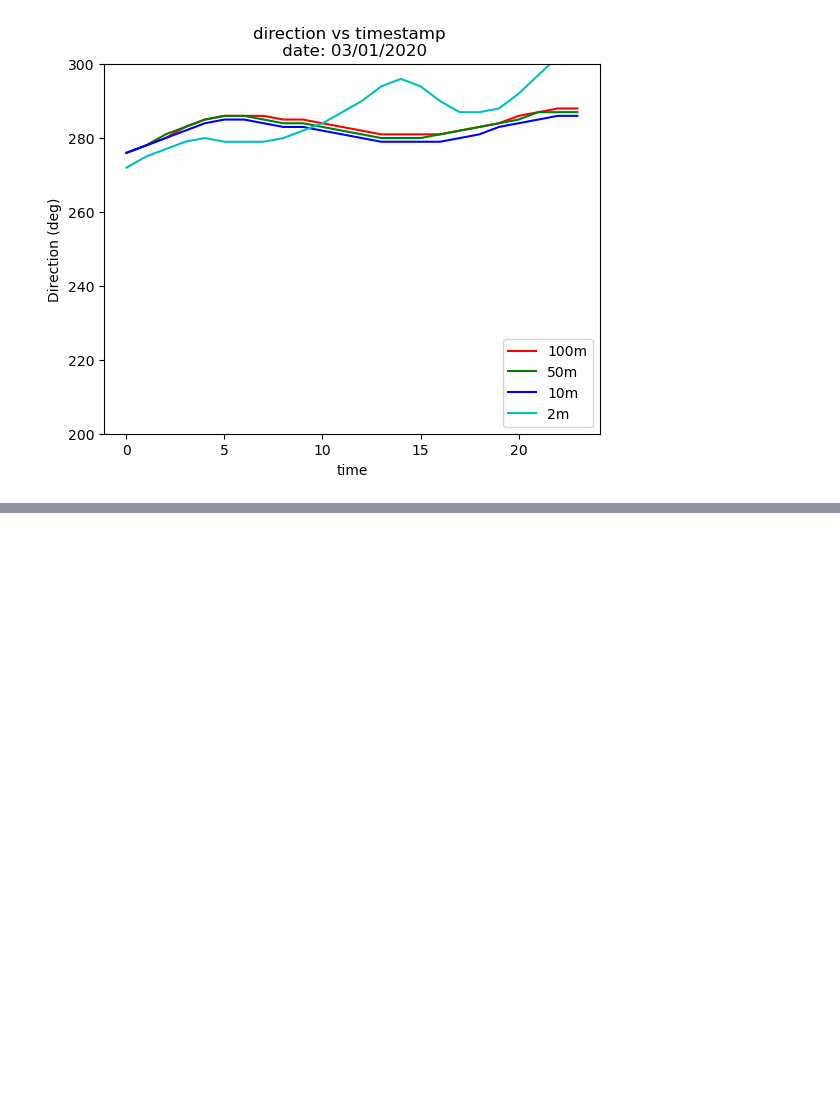
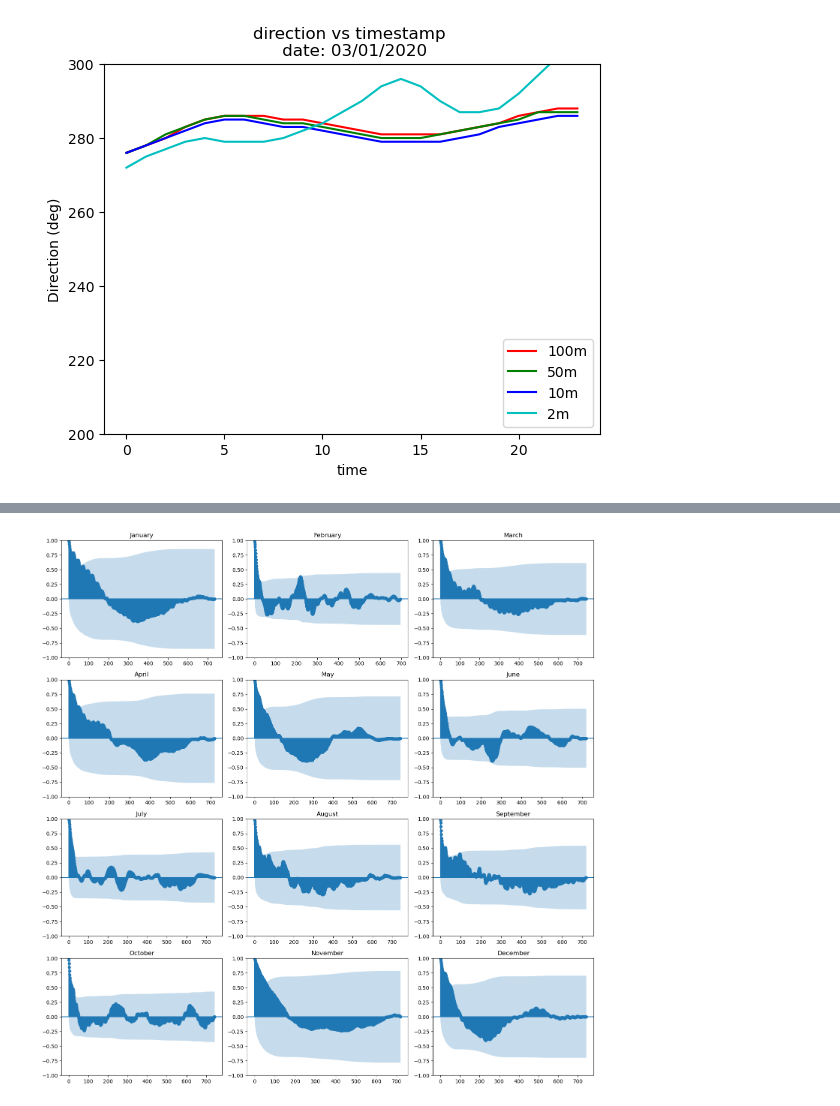
Before and after one commit to anonymousPolon/python-notebook-project-Wind-Energy-, a Jupyter notebook: wind energy 2.ipynb, the cells around one changed output, grey strips where cells are left out. Drawn from its saved outputs; the diff is of its cells as text; code cells hidden in the pictures; blank space fills up the shorter version.

```diff
--- a/wind energy 2.ipynb
+++ b/wind energy 2.ipynb
@@ -394,0 +352,20 @@ plt.show()
+# %%
+def sliceDataFrameBasedOnTimestamp(start, end, df):
+    sliced_df = df.loc[(slice(start, end),), :]
+    return sliced_df.copy()
+# %%
+# Slice the DataFrame to select data for a specific month (e.g., January)
+january_df = sliceDataFrameBasedOnTimestamp('20200101', '20200131', coba_dataframe)
+february_df = sliceDataFrameBasedOnTimestamp('20200201', '20200229', coba_dataframe)
+march_df = sliceDataFrameBasedOnTimestamp('20200301', '20200331', coba_dataframe)
+april_df = sliceDataFrameBasedOnTimestamp('20200401', '20200430', coba_dataframe)
+may_df = sliceDataFrameBasedOnTimestamp('20200501', '20200531', coba_dataframe)
+june_df = sliceDataFrameBasedOnTimestamp('20200601', '20200630', coba_dataframe)
+july_df = sliceDataFrameBasedOnTimestamp('20200701', '20200731', coba_dataframe)
+august_df = sliceDataFrameBasedOnTimestamp('20200801', '20200831', coba_dataframe)
+september_df = sliceDataFrameBasedOnTimestamp('20200901', '20200930', coba_dataframe)
+october_df = sliceDataFrameBasedOnTimestamp('20201001', '20201031', coba_dataframe)
+november_df = sliceDataFrameBasedOnTimestamp('20201101', '20201130', coba_dataframe)
+december_df = sliceDataFrameBasedOnTimestamp('20201201', '20201231', coba_dataframe)
+
+print(july_df)
@@ -394,0 +455,17 @@ plt.show()
+# %%
+fig, axs = plt.subplots(4, 3, figsize=(15, 15))
+
+months = ['January', 'February', 'March', 'April', 'May', 'June', 'July', 'August', 'September', 'October', 'November', 'December']
+data_frames = [january_df, february_df, march_df, april_df, may_df, june_df, july_df, august_df, september_df, october_df, november_df, december_df]
+
+for i, (month, df) in enumerate(zip(months, data_frames)):
+    row = i // 3
+    col = i % 3
+    ax = axs[row, col]
+    plot_acf(df['v`_100m'], lags=range(0, len(df)), ax=ax)
+    ax.set_title(month)
+
+plt.tight_layout()
+plt.show()
+# %% [output]
+[figure, added]
```
Also changed, not shown: parts of 37 cells of this notebook, 4 other files.
